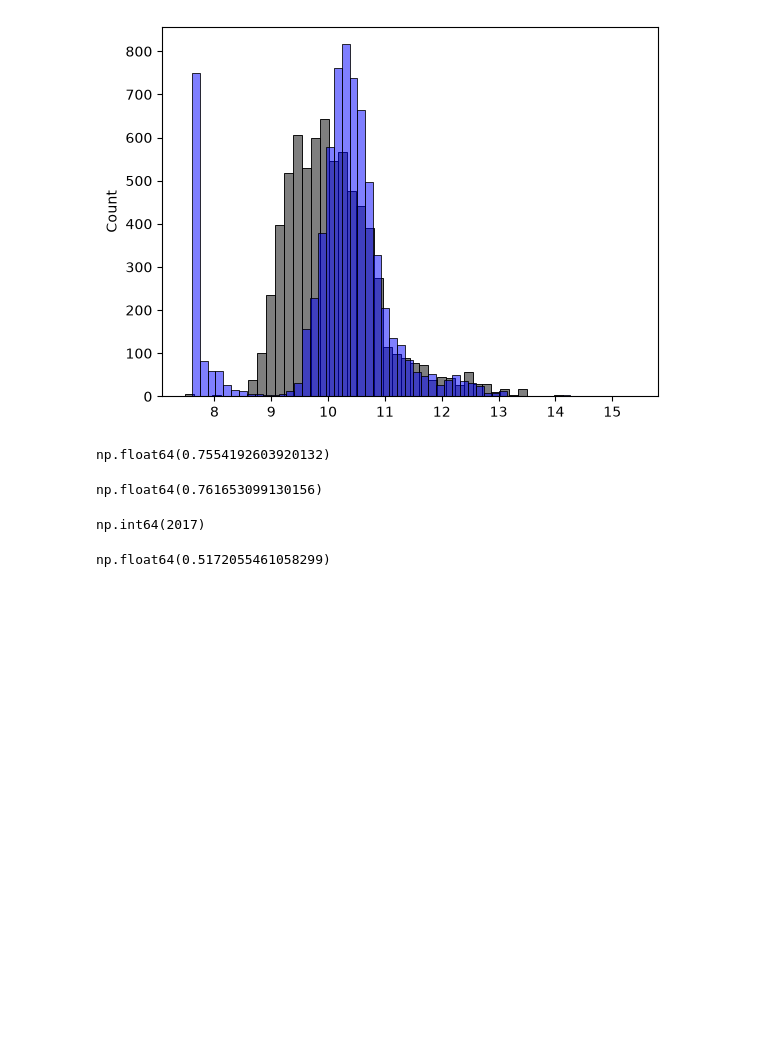
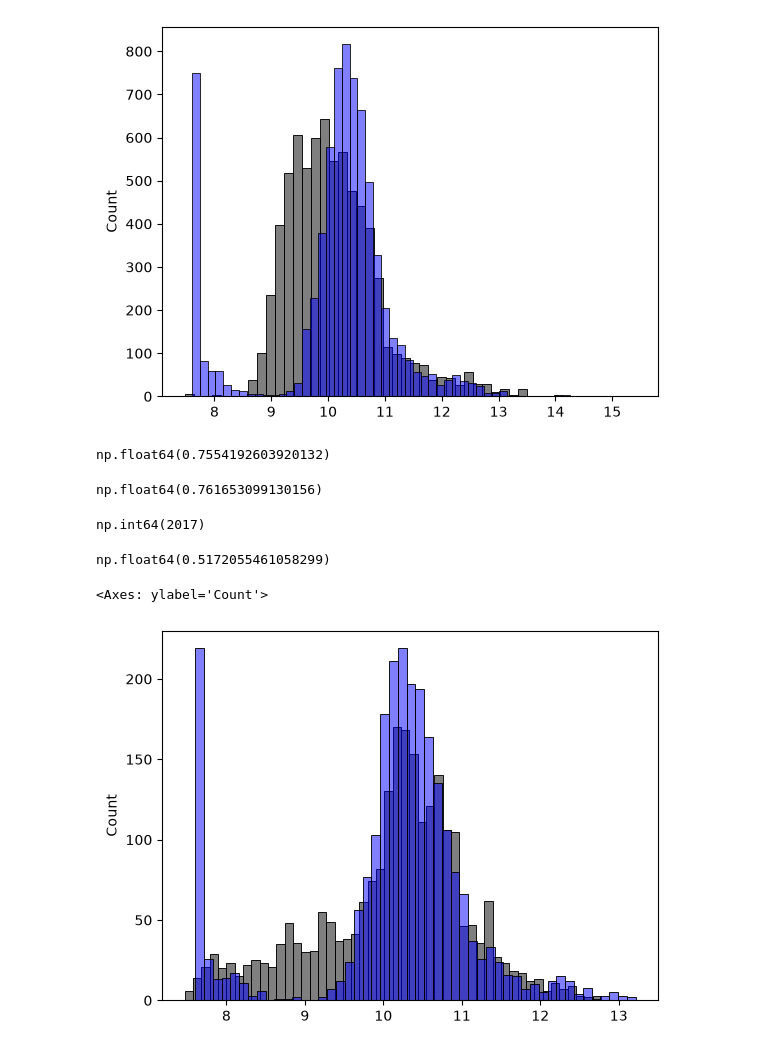
Before and after one commit to GabrielFerreiraAbel/Math-to-models, a Jupyter notebook: machine_learning/2.predict-car-price/predict-car-price.ipynb, the cells around one changed output. Saved outputs shown, nothing was run; the diff lists cells and outputs as text; code cells hidden in the pictures; blank space fills up the shorter version.

```diff
--- a/machine_learning/2.predict-car-price/predict-car-price.ipynb
+++ b/machine_learning/2.predict-car-price/predict-car-price.ipynb
@@ -484,3 +484,9 @@ y_pred = w0 + X_val.dot(w)
 rmse(y_val, y_pred)
 # %% [output]
 np.float64(0.5172055461058299)
+# %%
+sns.histplot(y_pred, color = 'black', alpha = 0.5, bins = 50) #preto = previsões
+sns.histplot(y_val, color = 'blue', alpha = 0.5, bins = 50) #Azul = variáveis alvo
+# %% [output]
+<Axes: ylabel='Count'>
+[figure, added]
```
Also changed, not shown: parts of 1 cell of this notebook.
